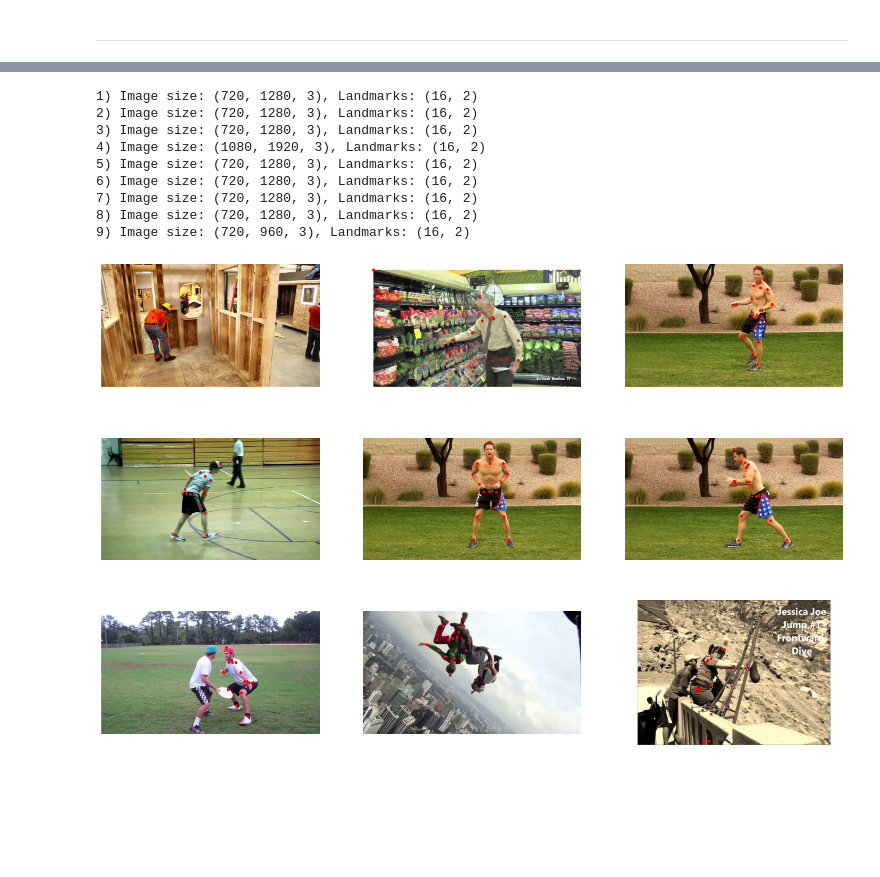
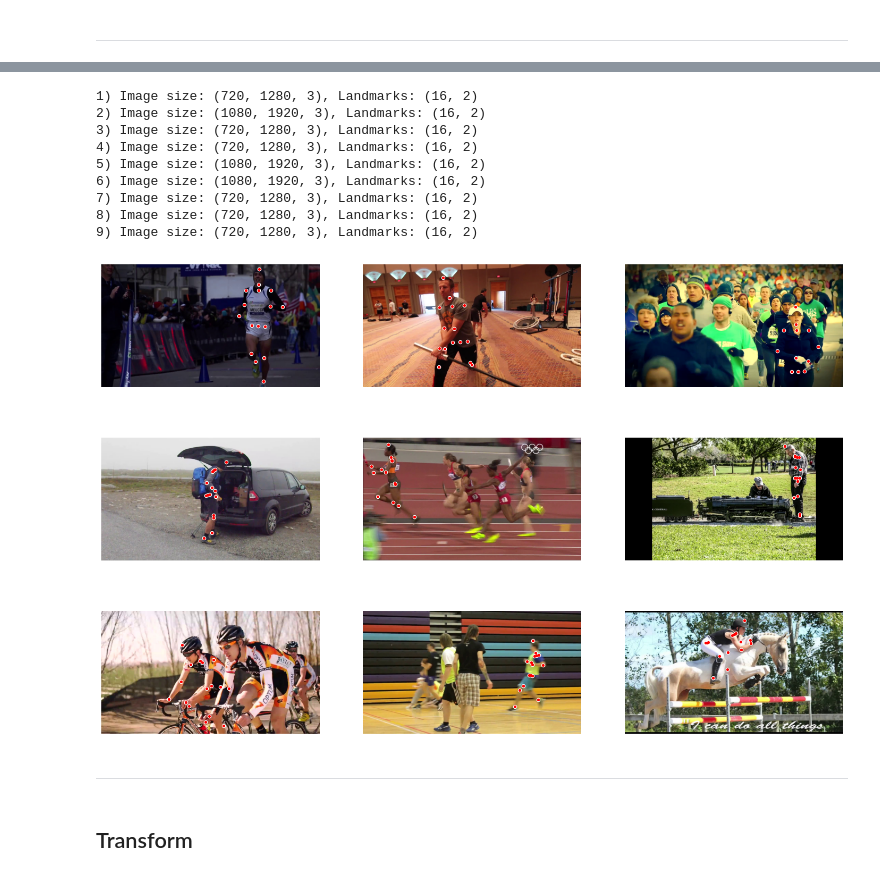
Before and after one commit to EdenStabbfer/PatternRecognition, a Jupyter notebook: KT3/PoseDetectionViT.ipynb, the cells around one changed output, grey strips where cells are left out. Cells and saved outputs as stored; diff of their text form; code cells hidden in the pictures; blank space fills up the shorter version.

```diff
--- a/KT3/PoseDetectionViT.ipynb
+++ b/KT3/PoseDetectionViT.ipynb
@@ -92,12 +93,13 @@ class BodyKeypointsDataset(Dataset):
         self.transform = transform
 
         self.catecories, self.activities, self.cat2actIds = get_activities(self.dataframe)
+        self.output_size = len(self.activities)
 
     def __len__(self):
         return len(self.dataframe)
 
     def __getitem__(self, idx):
-        if nn.is_tensor(idx):
+        if torch.is_tensor(idx):
             idx = idx.tolist()
 
         img_name = os.path.join(self.root_dir, self.dataframe.loc[idx, 'NAME'])
@@ -117,31 +119,37 @@ class BodyKeypointsDataset(Dataset):
 
         return sample
 # %%
-face_dataset = BodyKeypointsDataset(csv_path='./var_13.csv',
-                                    root_dir='./dataset/')
+dataset = BodyKeypointsDataset(csv_path='./var_13.csv', root_dir='./dataset/')
 
 
-def show_landmarks(image, landmarks):
+def show_landmarks(image, landmarks, r=30):
     plt.imshow(image)
-    plt.scatter(landmarks[:, 0], landmarks[:, 1], s=30, marker='.', c='r')
+    xs = [x for x in landmarks[:, 0] if x >= 0]
+    ys = [y for y in landmarks[:, 1] if y >= 0]
+    plt.scatter(xs, ys, s=r+50, marker='.', c='w')
+    plt.scatter(xs, ys, s=r, marker='.', c='r')
 
 
 plt.figure(figsize=(18, 12), frameon=False)
-for i, sample_idx in enumerate(np.random.choice(len(face_dataset), size=9)):
-    sample = face_dataset[sample_idx]
+for i, sample_idx in enumerate(np.random.choice(len(dataset), size=9)):
+    sample = dataset[sample_idx]
     print(f"{i+1}) Image size: {sample['image'].shape}, Landmarks: {sample['landmarks'].shape}")
 
     plt.subplot(3, 3, i + 1)
     show_landmarks(sample['image'], sample['landmarks'])
     plt.axis('off')
 # %% [output]
 1) Image size: (720, 1280, 3), Landmarks: (16, 2)
-2) Image size: (720, 1280, 3), Landmarks: (16, 2)
+2) Image size: (1080, 1920, 3), Landmarks: (16, 2)
 3) Image size: (720, 1280, 3), Landmarks: (16, 2)
-4) Image size: (1080, 1920, 3), Landmarks: (16, 2)
-5) Image size: (720, 1280, 3), Landmarks: (16, 2)
-6) Image size: (720, 1280, 3), Landmarks: (16, 2)
+4) Image size: (720, 1280, 3), Landmarks: (16, 2)
+5) Image size: (1080, 1920, 3), Landmarks: (16, 2)
+6) Image size: (1080, 1920, 3), Landmarks: (16, 2)
 7) Image size: (720, 1280, 3), Landmarks: (16, 2)
 8) Image size: (720, 1280, 3), Landmarks: (16, 2)
-9) Image size: (720, 960, 3), Landmarks: (16, 2)
+9) Image size: (720, 1280, 3), Landmarks: (16, 2)
-[figure, old version]
+[figure, new version]
+# %% [markdown]
+---
+# %% [markdown]
+## Transform
```
Also changed, not shown: parts of 21 cells of this notebook, 2 other files.
